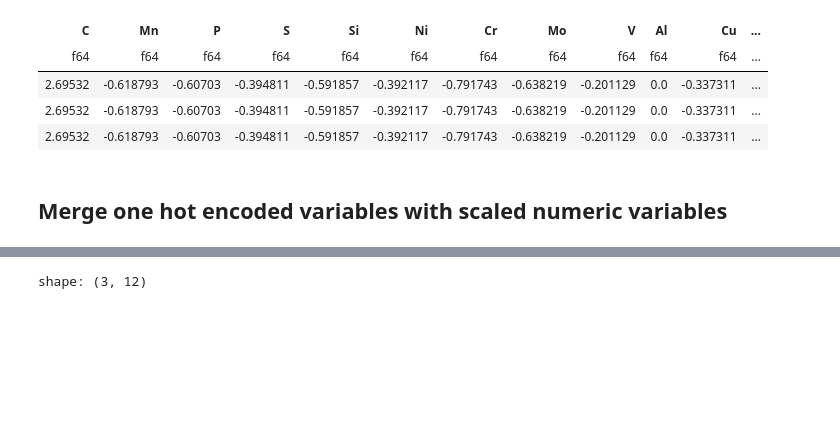
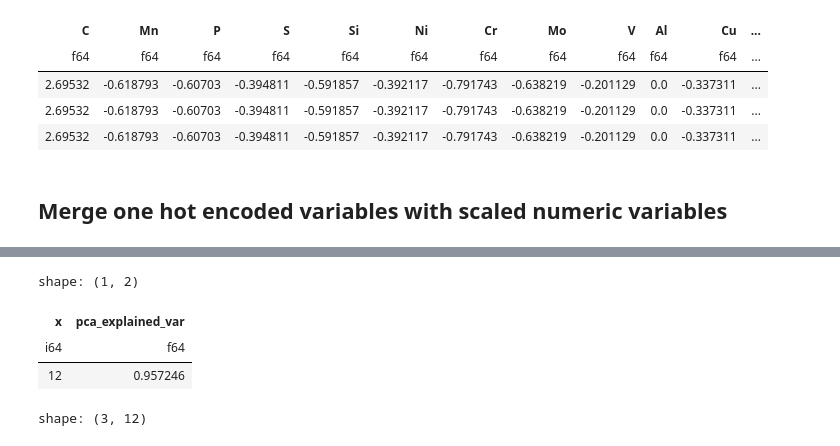
Before and after one commit to Nate-Sheibley/Mild-Steel-Tempering, a Jupyter notebook: Mild_Steel_Tempering-main.ipynb, the cells around one changed output, grey strips where cells are left out. Saved outputs shown, nothing was run; the diff lists cells and outputs as text; code cells hidden in the pictures; blank space fills up the shorter version.

```diff
--- a/Mild_Steel_Tempering-main.ipynb
+++ b/Mild_Steel_Tempering-main.ipynb
@@ -1505,3 +1477,10 @@ Component 13 has half the value as component 12
+# %%
+df_pca_explained.filter(pl.col("x").eq(12))
+# %% [output]
+shape: (1, 2)
+| x | pca_explained_var |
+| i64 | f64 |
+| 12 | 0.957246 |
 # %%
 pca = PCA(n_components= 12, random_state=random_state)
 
```
Also changed, not shown: parts of 54 cells of this notebook, 6 other files.
